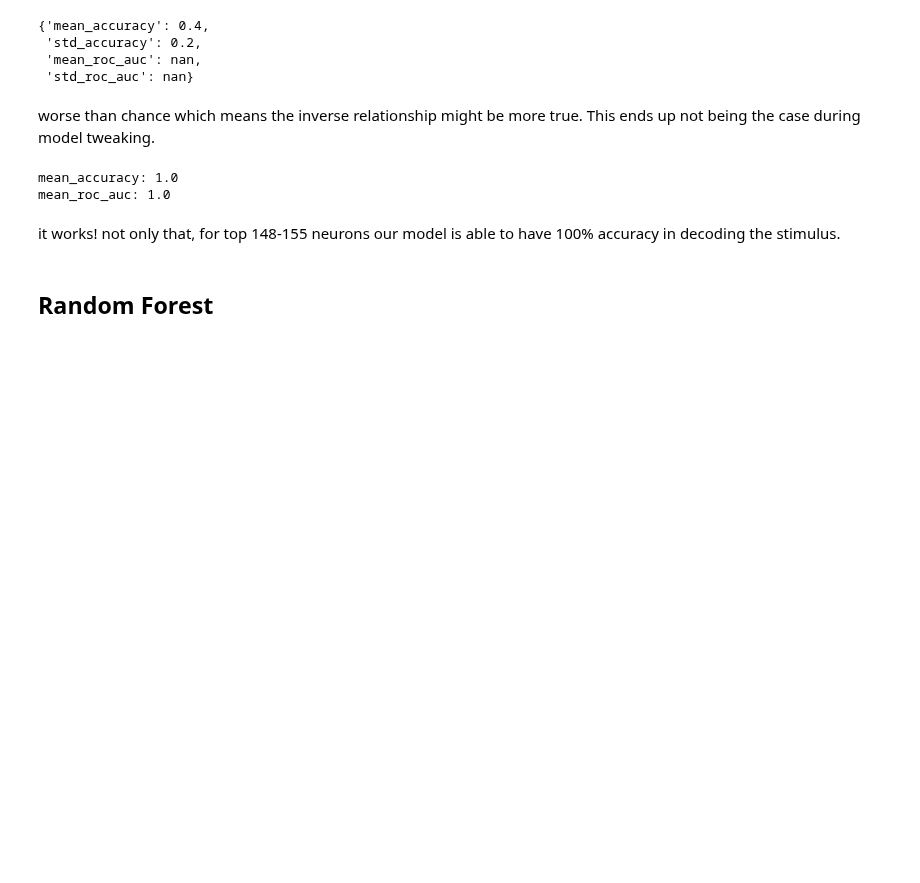
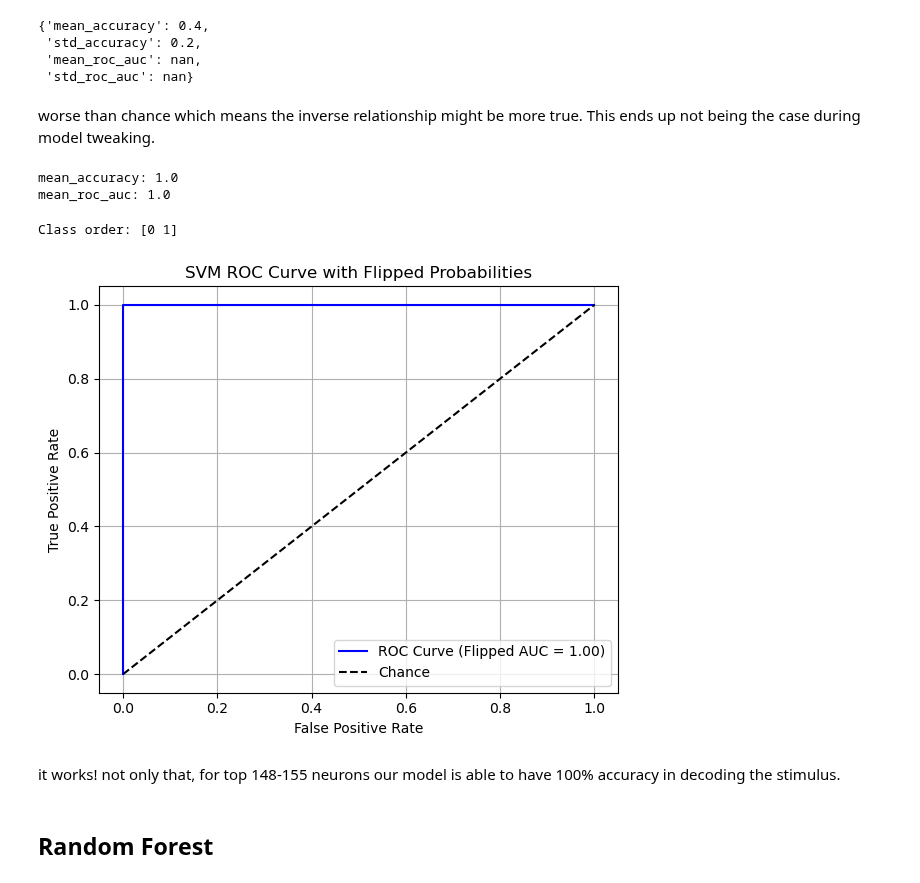
Before and after one commit to JHCelaya/FearDecoding, a Jupyter notebook: ProjectFinal.ipynb, the cells around one changed output. Drawn from its saved outputs; the diff is of its cells as text; code cells hidden in the pictures; blank space fills up the shorter version.

```diff
--- a/ProjectFinal.ipynb
+++ b/ProjectFinal.ipynb
@@ -528,6 +512,37 @@ print("mean_roc_auc:", roc_scores.mean())
 # %% [output]
 mean_accuracy: 1.0
 mean_roc_auc: 1.0
+# %%
+# fit to data
+clf.fit(X, y)
+
+# Predict probabilities for the positive class
+y_prob = clf.predict_proba(X)[:, 1]   # this is class '1' (danger)
+
+# Optional sanity check:
+print("Class order:", clf.classes_)  # should show: array([0, 1])
+
+# If the ROC curve is inverted, flip the probabilities
+y_prob_flipped = 1 - y_prob
+
+# Compute ROC curve and AUC
+fpr, tpr, _ = roc_curve(y, y_prob_flipped)
+roc_auc = auc(fpr, tpr)
+
+# Plot ROC curve
+plt.figure(figsize=(6, 5))
+plt.plot(fpr, tpr, label=f"ROC Curve (Flipped AUC = {roc_auc:.2f})", color='blue')
+plt.plot([0, 1], [0, 1], 'k--', label='Chance')
+plt.xlabel("False Positive Rate")
+plt.ylabel("True Positive Rate")
+plt.title("SVM ROC Curve with Flipped Probabilities")
+plt.legend()
+plt.grid(True)
+plt.tight_layout()
+plt.show()
+# %% [output]
+Class order: [0 1]
+[figure, added]
 # %% [markdown]
 it works! not only that, for top 148-155 neurons our model is able to have 100% accuracy in decoding the stimulus.
 # %% [markdown]
```
Also changed, not shown: parts of 8 cells of this notebook, 1 other file.
